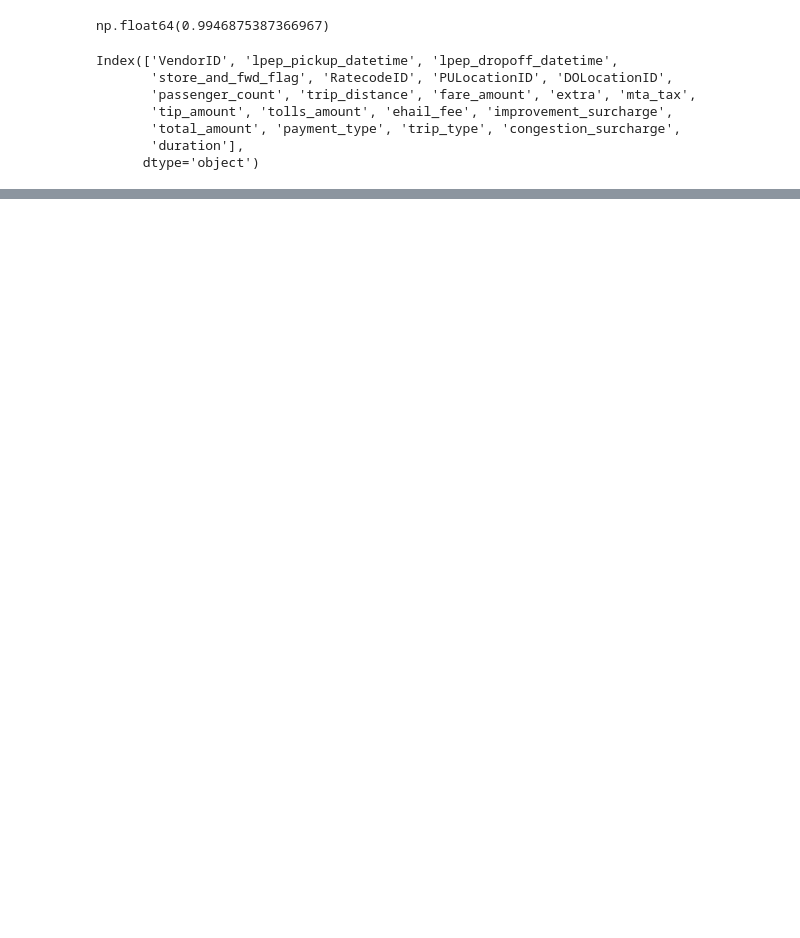
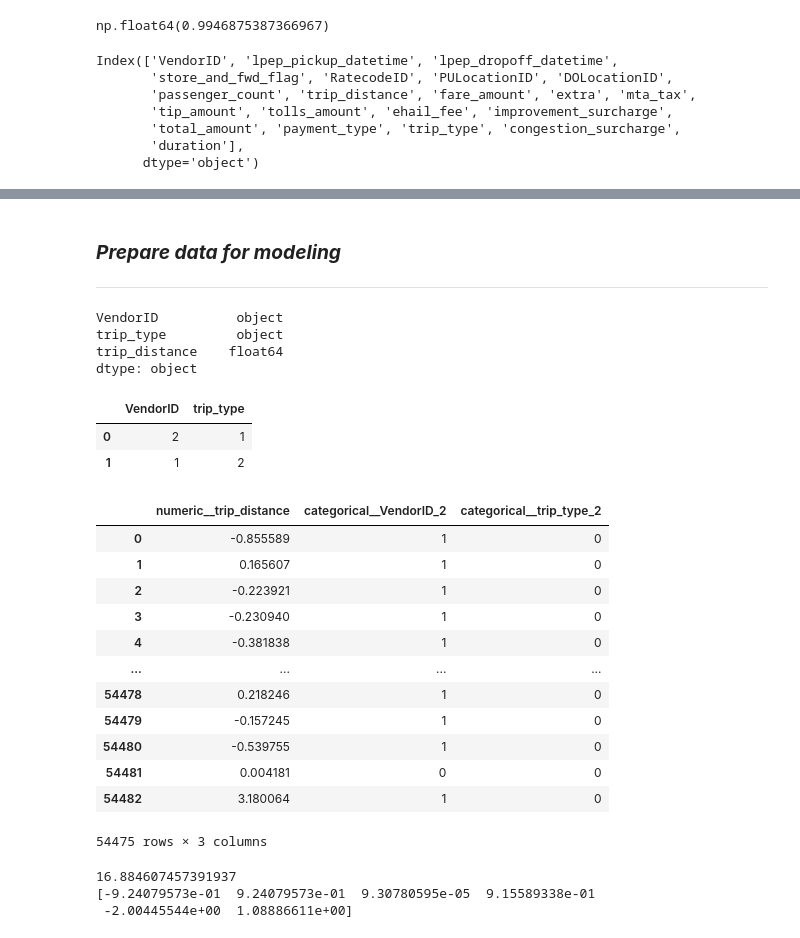
Before and after one commit to bruno2009/Course-MLOps, a Jupyter notebook: 01-intro/HomeWork.ipynb, the cells around one changed output, grey strips where cells are left out. Saved outputs shown, nothing was run; the diff lists cells and outputs as text; code cells hidden in the pictures; blank space fills up the shorter version.

```diff
--- a/01-intro/HomeWork.ipynb
+++ b/01-intro/HomeWork.ipynb
@@ -90,8 +97,6 @@ Index(['VendorID', 'lpep_pickup_datetime', 'lpep_dropoff_datetime',
        'duration'],
       dtype='object')
 # %%
-categorical = ['PULocationID', 'DOLocationID']
+# categorical = ['PULocationID', 'DOLocationID']
+categorical = ['VendorID', 'trip_type']
 numerical = ['trip_distance']
-# %%
-df[categorical] = df[categorical].astype(str)
-df.dtypes
@@ -122,0 +103,67 @@ target = df.duration
+# %% [markdown]
+### ***Prepare data for modeling***
+---
+# %%
+X_train = df[categorical + numerical].dropna()
+X_train[categorical] = X_train[categorical].astype(np.int64).astype(str)
+X_train.dtypes
+# %% [output]
+VendorID          object
+trip_type         object
+trip_distance    float64
+dtype: object
+# %%
+X_train[categorical].apply(lambda x: x.unique())
+# %% [output]
+|  | VendorID | trip_type |
+| 0 | 2 | 1 |
+| 1 | 1 | 2 |
+# %%
+# transform numeric features
+numeric_transformer = Pipeline(
+    steps=[
+        # ("imputer", SimpleImputer(strategy="median")),
+           ("scaler", StandardScaler())
+           ]
+)
+
+# transform categorical features
+categorical_transformer = Pipeline(
+    steps=[
+        # ("imputer", SimpleImputer(strategy="constant", fill_value="missing")),
+           ("onehot", OneHotEncoder(sparse_output=False, drop= 'first', dtype = np.int64))
+           ]
+)
+
+# combine both transformations
+col_transformer = ColumnTransformer(
+    transformers=[
+        ("numeric", numeric_transformer, numerical),
+        ("categorical", categorical_transformer, categorical)
+    ],
+    remainder='passthrough'
+).set_output(transform='pandas')
+# %%
+col_transformer.fit_transform(X_train)
+# %% [output]
+|  | numeric__trip_distance | categorical__VendorID_2 | categorical__trip_type_2 |
+| 0 | -0.855589 | 1 | 0 |
+| 1 | 0.165607 | 1 | 0 |
+| 2 | -0.223921 | 1 | 0 |
+| 3 | -0.230940 | 1 | 0 |
+| 4 | -0.381838 | 1 | 0 |
+| ... | ... | ... | ... |
+| 54478 | 0.218246 | 1 | 0 |
+| 54479 | -0.157245 | 1 | 0 |
+| 54480 | -0.539755 | 1 | 0 |
+| 54481 | 0.004181 | 0 | 0 |
+| 54482 | 3.180064 | 1 | 0 |
+54475 rows × 3 columns
+# %%
+model = LinearRegression(fit_intercept=True).fit(X_train, y_train)
+print(model.intercept_)
+print(model.coef_)
+# %% [output]
+16.884607457391937
+[-9.24079573e-01  9.24079573e-01  9.30780595e-05  9.15589338e-01
+ -2.00445544e+00  1.08886611e+00]
```
Also changed, not shown: parts of 6 cells of this notebook, 1 other file.
